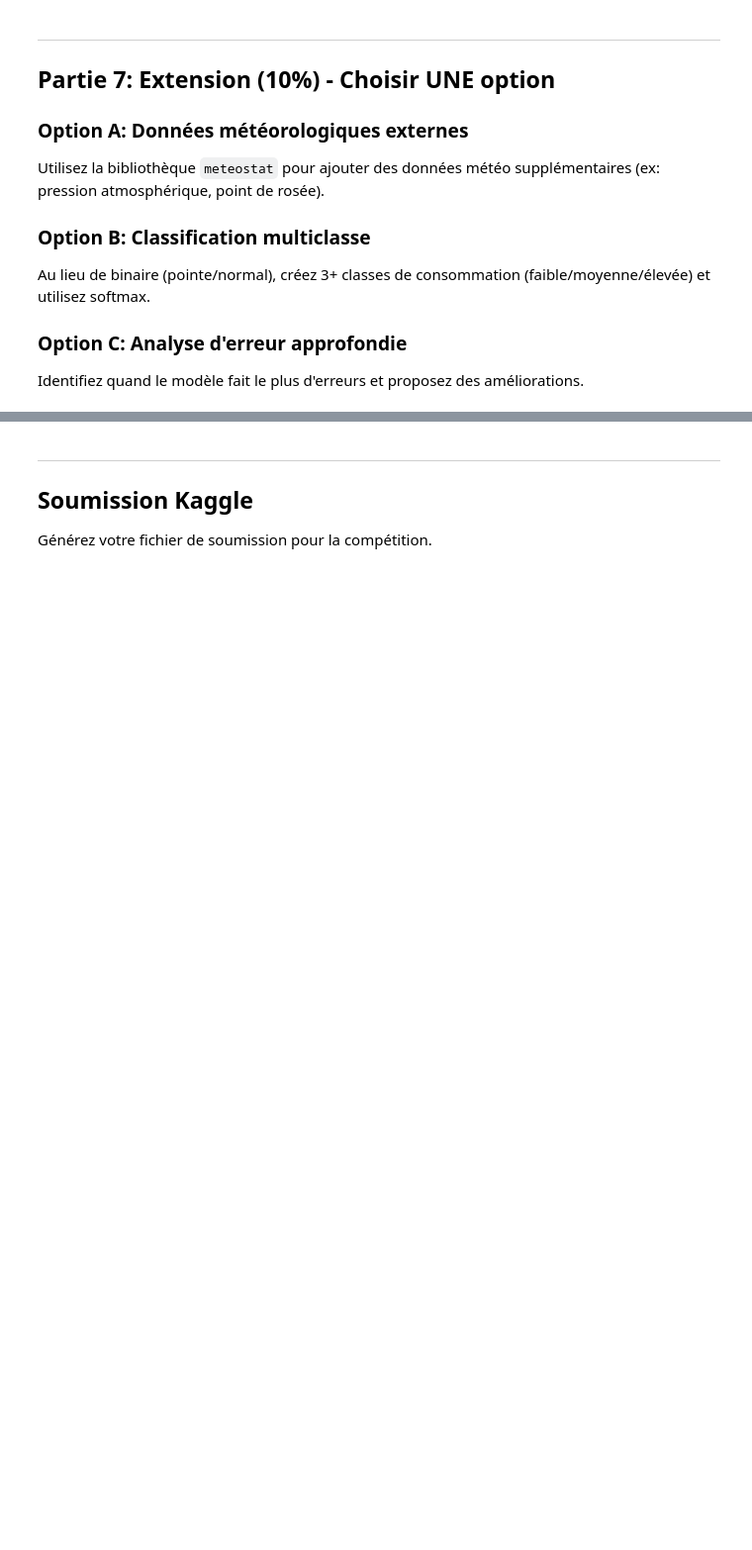
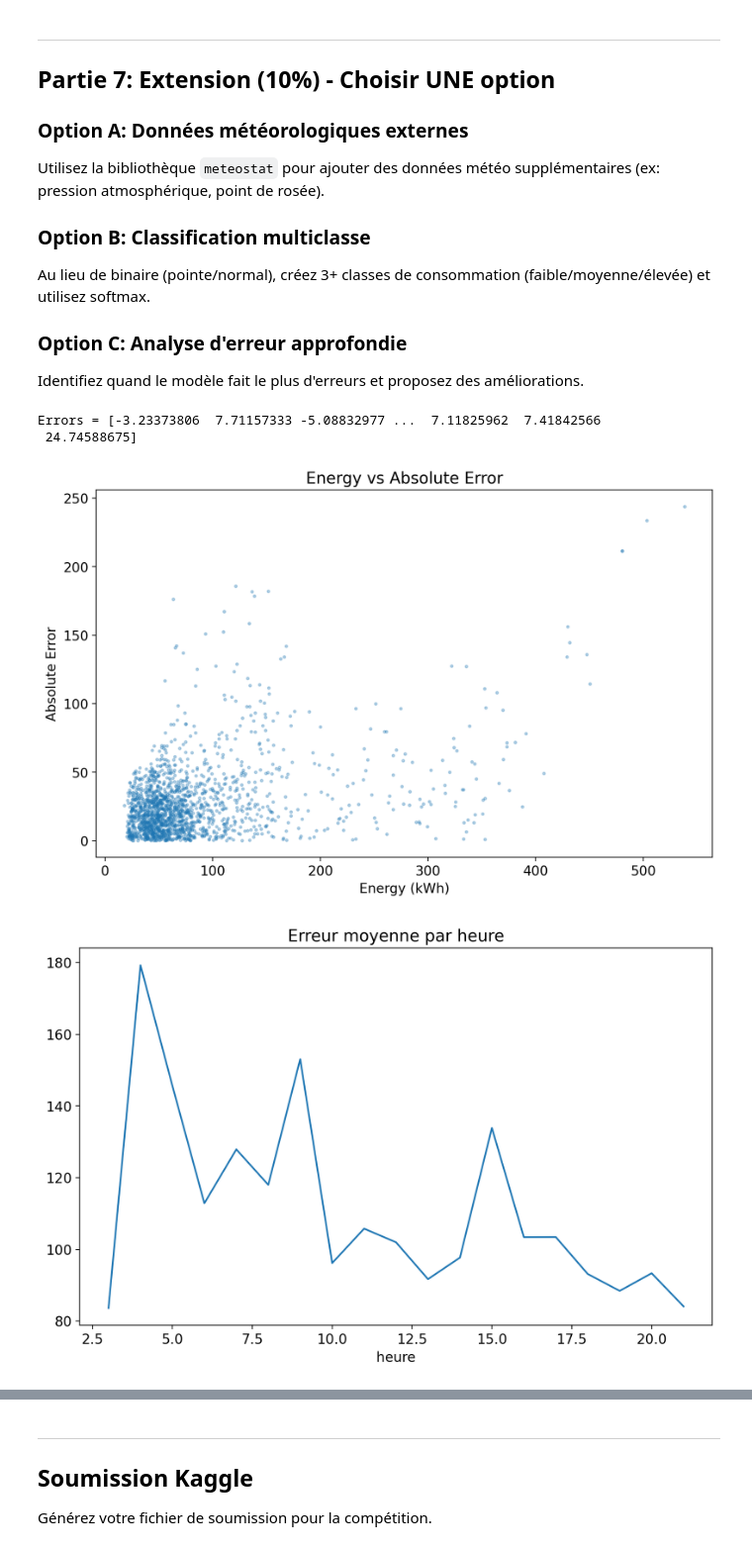
Before and after one commit to KallyS02/Devoir1-IFT3395, a Jupyter notebook: exercises/projet_energie.ipynb, the cells around one changed output, grey strips where cells are left out. Shown at 99% size. Cells and saved outputs as stored; diff of their text form; code cells hidden in the pictures; blank space fills up the shorter version.

```diff
--- a/exercises/projet_energie.ipynb
+++ b/exercises/projet_energie.ipynb
@@ -477,6 +517,9 @@ def creer_caracteristiques(df):
     df = df.copy()
 
     # VOTRE CODE ICI
+    df['energie_lag16'] = df['energie_kwh'].shift(16)
+    df['energie_rolling_20h'] = df['energie_kwh'].rolling(20).mean()
+    df['temp_heure-interaction'] = df['temperature_ext'] * df['heure_cos']
     # Exemple:
     # df['energie_lag1'] = df['energie_kwh'].shift(1)
     # df['energie_rolling_6h'] = df['energie_kwh'].rolling(6).mean()
@@ -511,8 +556,9 @@ features_reg = [
     'temperature_ext', 'humidite', 'vitesse_vent', 'irradiance_solaire',
     'heure_sin', 'heure_cos', 'mois_sin', 'mois_cos',
     'jour_semaine_sin', 'jour_semaine_cos',
-    'est_weekend', 'est_ferie',
-    'clients_connectes',  # Ne pas oublier!
+    'est_weekend', 'est_ferie','clients_connectes',
+    'energie_lag16', 'energie_rolling_20h',
+    'temp_heure-interaction' # Ne pas oublier!
     # Ajoutez vos caractéristiques ici
 ]
 
@@ -683,0 +778,67 @@ Identifiez quand le modèle fait le plus d'erreurs et proposez des amélioration
+# %%
+# VOTRE EXTENSION ICI
+# Erreurs absolue
+errors = y_test_final - y_pred_final
+max_error_idx = np.argmax(np.abs(errors))
+abs_errors = np.abs(errors)
+print(f"Errors = {errors}")
+
+# 5% des plus gros erreurs
+threshold = np.percentile(abs_errors, 95)
+high_error_indices = np.where(abs_errors >= threshold)[0]
+
+df_test_analysis = test_eng.copy()
+# Remove the incorrect .loc[y_test_final.index] line as y_test_final is a numpy array
+# df_test_analysis = df_test_analysis.loc[y_test_final.index] # This line caused the error
+df_test_analysis['error'] = errors
+df_test_analysis['abs_error'] = abs_errors
+
+# Use iloc for integer-location based indexing
+high_error_rows = df_test_analysis.iloc[high_error_indices]
+
+# On cherche quand les gros erreur se passe
+
+#Energy
+plt.scatter(y_test_final, abs_errors, alpha=0.3, s=5)
+plt.xlabel('Energy (kWh)')
+plt.ylabel('Absolute Error')
+plt.title('Energy vs Absolute Error')
+plt.show()
+
+#Heure
+high_error_rows.groupby('heure')['abs_error'].mean().plot()
+plt.title('Erreur moyenne par heure')
+plt.show()
+
+#Mois
+high_error_rows.groupby('mois')['abs_error'].mean().plot()
+plt.title('Erreur moyenne par mois')
+plt.show()
+
+#Temperature
+plt.scatter(df_test_analysis['temperature_ext'], abs_errors, alpha=0.3, s=5)
+plt.xlabel('Temperature (°C)')
+plt.ylabel('Absolute Error')
+plt.title('Temperature vs Absolute Error')
+plt.show()
+
+# Le modele fait le plus d'erreur lorsque l'energie augmente ou aussitot que
+# l'energie depasse 100kWh, le matin et l'apres-midi, au debut de l'annee et
+# lorsque la temperature est moins de 0 degre celsius.
+
+# Ameliorations:
+#
+
+# Indiquez quelle option vous avez choisie et pourquoi.
+
+# Option choisie: C
+# Justification: En regardant la comparaison d'energie predite et d'energie reelle
+# lorsque les valeurs d'energie sont basse les predictions son bonne, mais, lorsque
+# les valeurs d'energie sont hautes, elles ne le sont pas et sont plus eparpilles.
+# En regardant les residus, ils sont plutot centrer autour de zero, mais, les
+# les residus directement a droite de zero sont plus grosse.
+# %% [output]
+Errors = [-3.23373806  7.71157333 -5.08832977 ...  7.11825962  7.41842566
+ 24.74588675]
+[figure, added]
+[figure, added]
```
Also changed, not shown: parts of 16 cells of this notebook.
